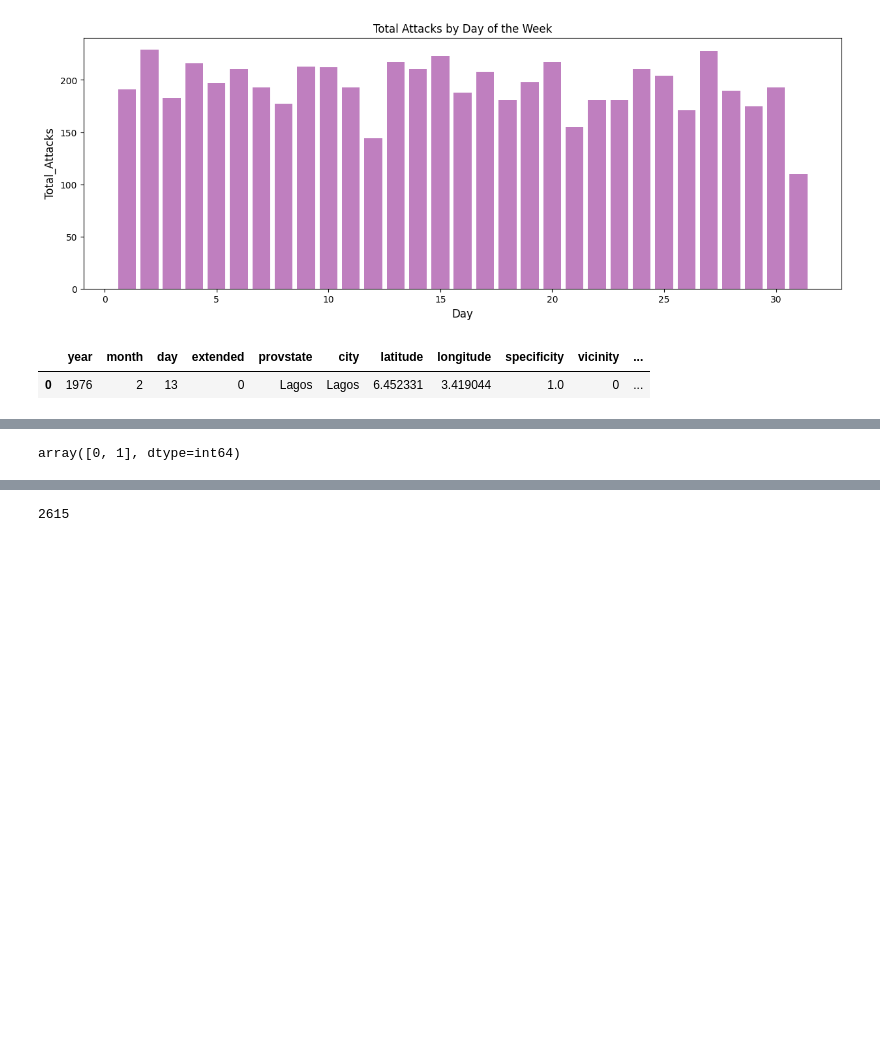
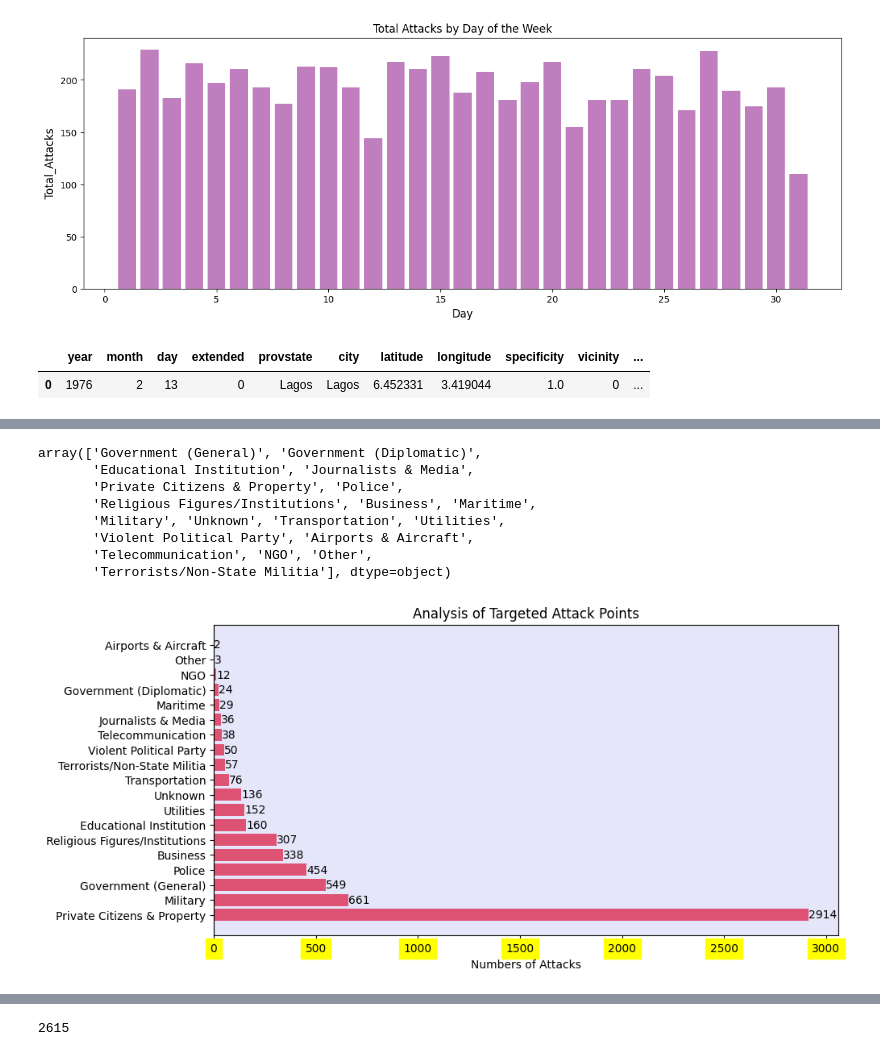
Before and after one commit to danishmeh/Project, a Jupyter notebook: omdena/3rd/terr.ipynb, the cells around one changed output, grey strips where cells are left out. Cells and saved outputs as stored; diff of their text form; code cells hidden in the pictures; blank space fills up the shorter version.

```diff
--- a/omdena/3rd/terr.ipynb
+++ b/omdena/3rd/terr.ipynb
@@ -274,4 +279,32 @@ df.head(1)
 # %%
-df['vicinity'].unique()
+df['targtype1_txt'].unique()
 # %% [output]
-array([0, 1], dtype=int64)
+array(['Government (General)', 'Government (Diplomatic)',
+       'Educational Institution', 'Journalists & Media',
+       'Private Citizens & Property', 'Police',
+       'Religious Figures/Institutions', 'Business', 'Maritime',
+       'Military', 'Unknown', 'Transportation', 'Utilities',
+       'Violent Political Party', 'Airports & Aircraft',
+       'Telecommunication', 'NGO', 'Other',
+       'Terrorists/Non-State Militia'], dtype=object)
+# %%
+value_target = df['targtype1_txt'].value_counts()
+# %%
+plt.figure(figsize=(10,5))
+plt.barh(y= value_target.index,width = value_target.values,color='Crimson',alpha =0.7)
+
+
+
+for i ,count in enumerate(value_target):
+    plt.text(count,i,str(count),ha="left",va="center")
+# Set the background color and text color of labels
+for label in plt.gca().get_xticklabels():
+    label.set_backgroundcolor("yellow")
+    label.set_color("black")
+plt.xlabel("Numbers of Attacks")
+plt.title("Analysis of Targeted Attack Points")
+plt.gca().set_facecolor('#E6E6FA')
+# Display the graph
+plt.show()
+# %% [output]
+[figure, added]
```
Also changed, not shown: parts of 15 cells of this notebook, 8 other files.
